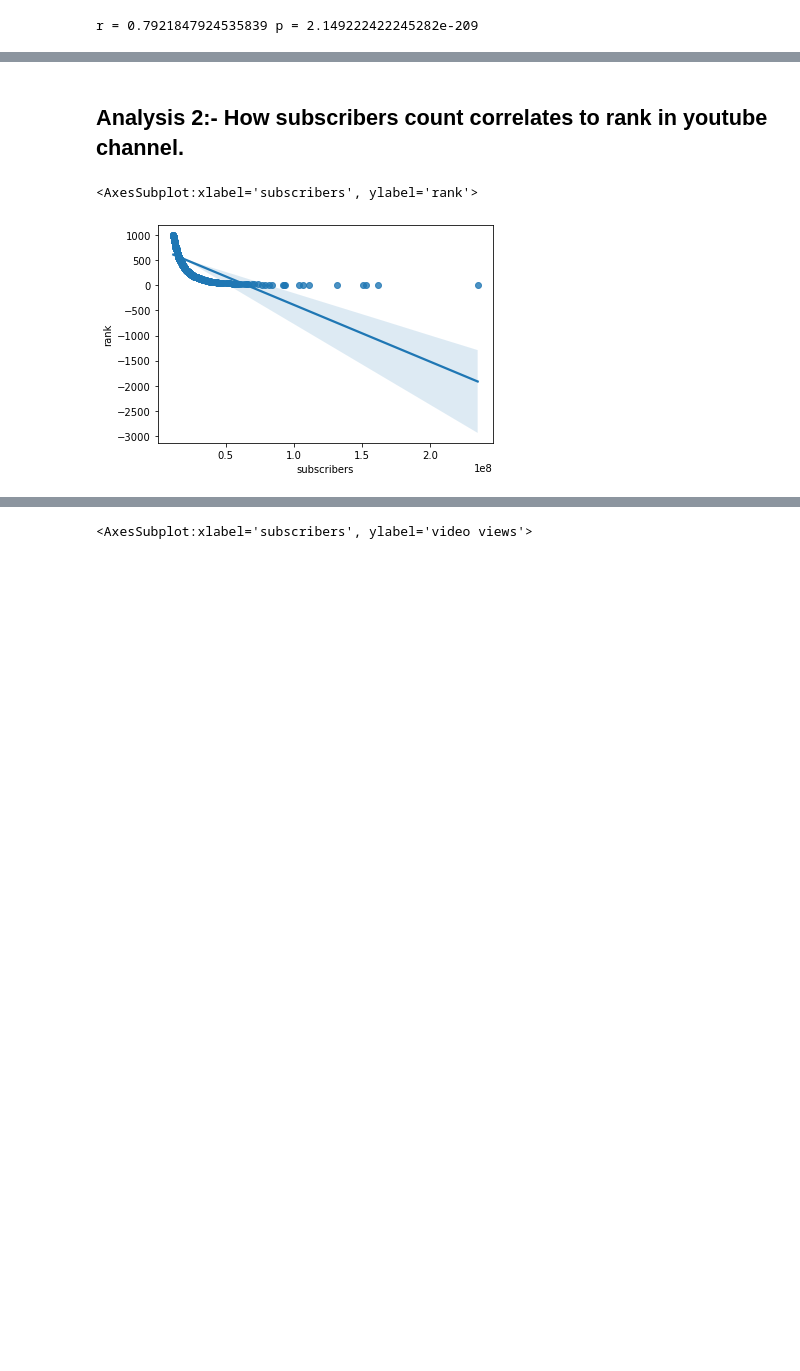
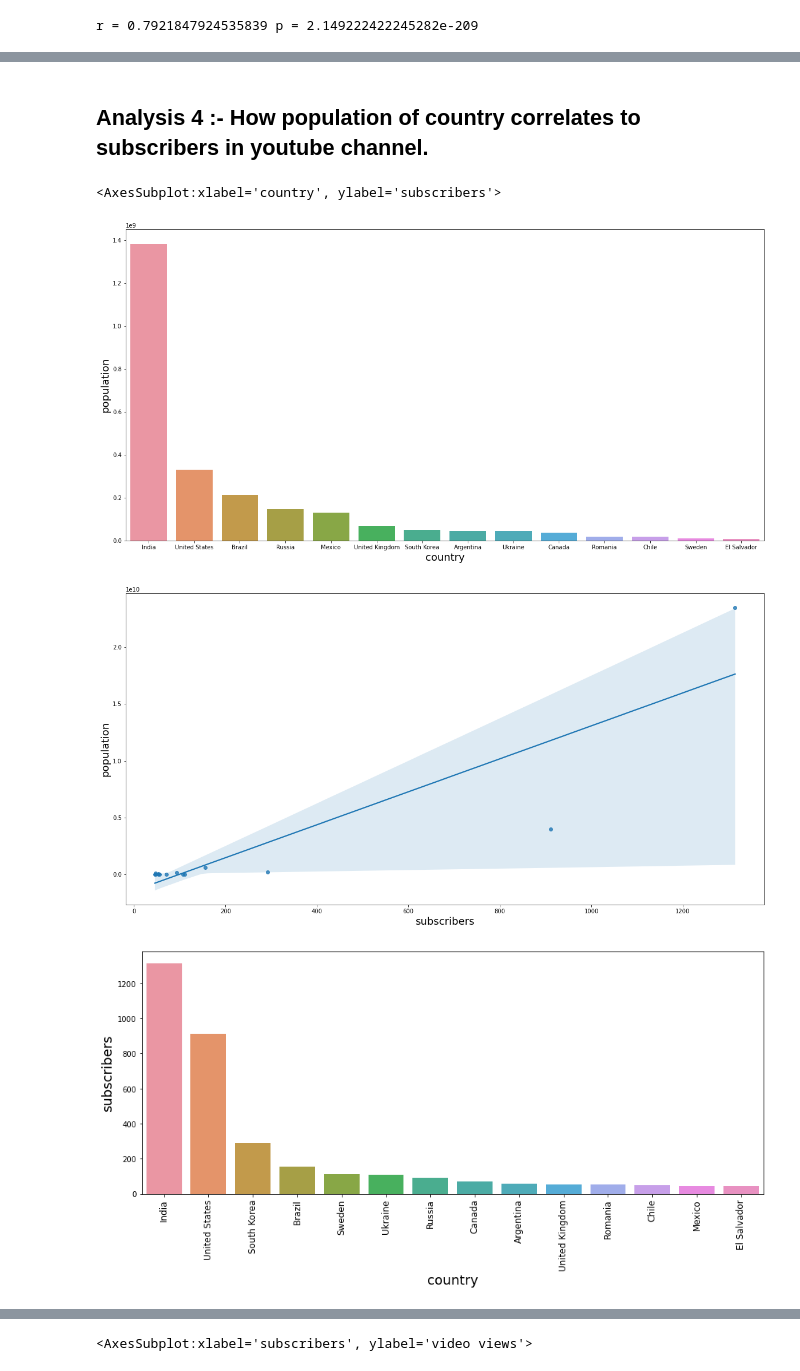
Before and after one commit to Dheeraj0650/cs5830-project3, a Jupyter notebook: Assignment_3.ipynb, the cells around one changed output, grey strips where cells are left out. Cells and saved outputs as stored; diff of their text form; code cells hidden in the pictures; blank space fills up the shorter version.

Commit message:
Included few analysis

```diff
--- a/Assignment_3.ipynb
+++ b/Assignment_3.ipynb
@@ -59,27 +65,14 @@ table_df1
 | 200 | Antigua and Barbuda | 97929 |
 201 rows × 2 columns
 # %%
-# get the response in the form of html
 wikiurls = {
             '2023':"https://en.wikipedia.org/w/index.php?title=List_of_most-subscribed_YouTube_channels&oldid=1137714711",
             '2022':"https://en.wikipedia.org/w/index.php?title=List_of_most-subscribed_YouTube_channels&oldid=1130583610",
             '2021':"https://en.wikipedia.org/w/index.php?title=List_of_most-subscribed_YouTube_channels&oldid=1063042127",
-            '2020':"https://en.wikipedia.org/w/index.php?title=List_of_most-subscribed_YouTube_channels&oldid=997160923",
-            '2019':"https://en.wikipedia.org/w/index.php?title=List_of_most-subscribed_YouTube_channels&oldid=933295252",
-            '2017':"https://en.wikipedia.org/w/index.php?title=List_of_most-subscribed_YouTube_channels&oldid=817975501",
-            '2016':"https://en.wikipedia.org/w/index.php?title=List_of_most-subscribed_YouTube_channels&oldid=757339173",
-            '2015':"https://en.wikipedia.org/w/index.php?title=List_of_most-subscribed_YouTube_channels&oldid=697648696",
-            '2014':"https://en.wikipedia.org/w/index.php?title=List_of_most-subscribed_YouTube_channels&oldid=639808531",
-            '2013':"https://en.wikipedia.org/w/index.php?title=List_of_most-subscribed_YouTube_channels&oldid=588583725"
-           }
+            }
 
 table_class="wikitable sortable jquery-tablesorter"
 
-wikiResponseArray = []
-for year in wikiurls:
-  response=requests.get(wikiurls[year])
-  wikiResponseArray.append([year, response])
-  print([year, response.status_code])
-
+wikiResponseArray = [[year, requests.get(wikiurls[year])] for year in wikiurls]
 print(wikiResponseArray)
 # %% [output]
@@ -143,9 +244,41 @@ r = 0.7921847924535839 p = 2.149222422245282e-209
 # %% [markdown]
-## Analysis 2:- How subscribers count correlates to rank in youtube channel.
+## Analysis 4 :- How population of country correlates to subscribers in youtube channel.
-# %%
-sns.regplot(data=table_df, x='subscribers', y='rank')
-# %% [output]
-<AxesSubplot:xlabel='subscribers', ylabel='rank'>
-[figure, removed]
+# %%
+mergedTable1 = pd.merge(table_df1, df, on='country')
+
+populationToSubscribers = mergedTable1.groupby(['country']).agg({'subscribers':'sum','population':'sum'}).reset_index()
+
+fig, ax = plt.subplots(figsize=(20, 10))
+
+plt.xlabel('country', fontsize=18)
+plt.ylabel('population', fontsize=18)
+
+sns.barplot(data=mergedTable1, x='country', y='population')
+
+
+
+fig, ax = plt.subplots(figsize=(20, 10))
+
+plt.xlabel('subscribers', fontsize=18)
+plt.ylabel('population', fontsize=18)
+
+sns.regplot(x='subscribers', y='population', data=populationToSubscribers)
+
+
+
+fig, ax = plt.subplots(figsize=(15, 6))
+
+plt.xticks(rotation='vertical', fontsize=12)
+plt.xlabel('country', fontsize=18)
+plt.ylabel('subscribers', fontsize=18)
+
+
+countryToSubscribers = mergedTable1.groupby(['country']).agg({'subscribers':'sum'}).reset_index()
+sns.barplot(data=countryToSubscribers.sort_values(by='subscribers', ascending=False), x='country', y='subscribers')
+# %% [output]
+<AxesSubplot:xlabel='country', ylabel='subscribers'>
+[figure, added]
+[figure, added]
+[figure, added]
 # %%
 # Pearson correlation coefficient r
```
Also changed, not shown: parts of 24 cells of this notebook, 1 other file.
